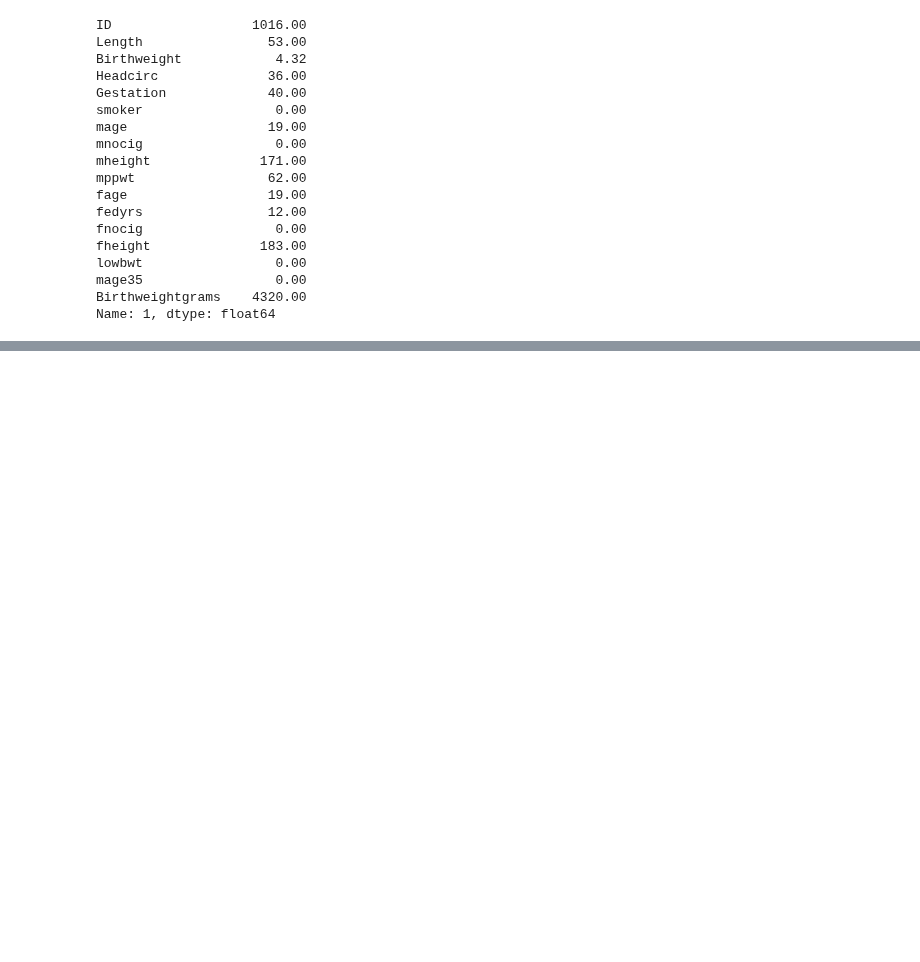
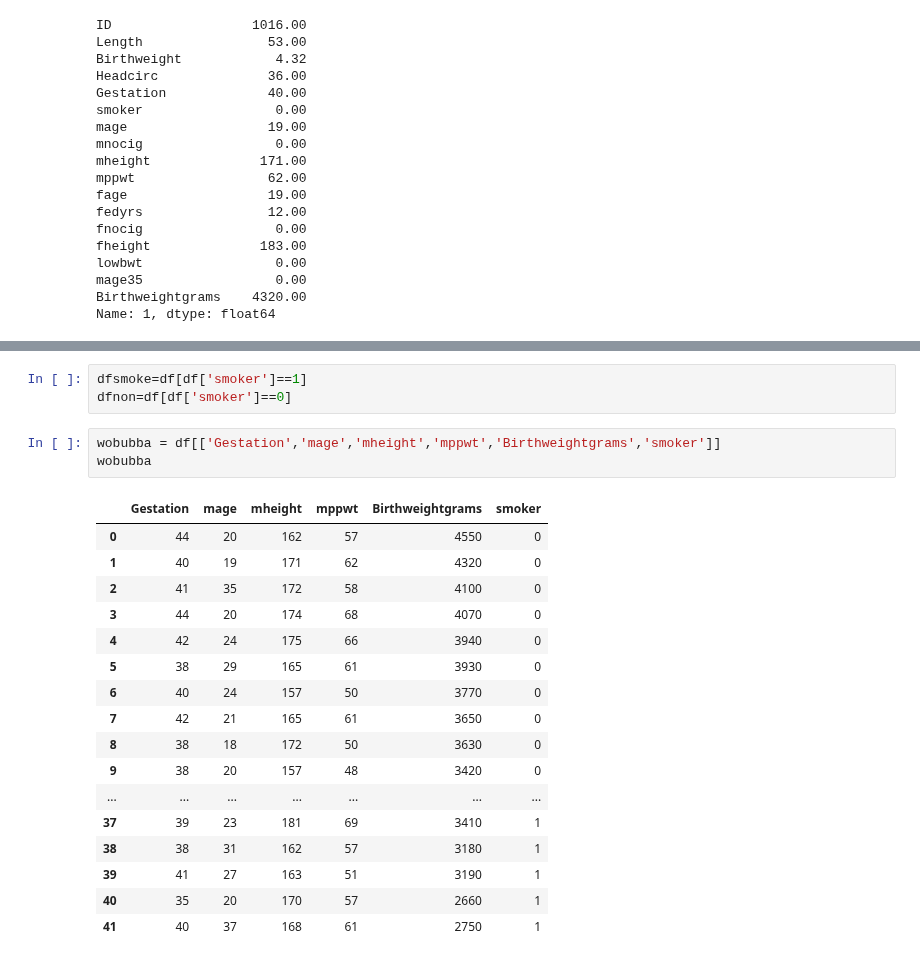
Before and after one commit to Jonathangmit/Machine-learning-and-statistics, a Jupyter notebook: Sheffield stats birth.ipynb, the cells around one changed output, grey strips where cells are left out. Saved outputs shown, nothing was run; the diff lists cells and outputs as text; blank space fills up the shorter version.

```diff
--- a/Sheffield stats birth.ipynb
+++ b/Sheffield stats birth.ipynb
@@ -190,0 +224,24 @@ array([4100])
+# %%
+dfsmoke=df[df['smoker']==1]
+dfnon=df[df['smoker']==0]
+# %%
+wobubba = df[['Gestation','mage','mheight','mppwt','Birthweightgrams','smoker']]
+wobubba
+# %% [output]
+|  | Gestation | mage | mheight | mppwt | Birthweightgrams | smoker |
+| 0 | 44 | 20 | 162 | 57 | 4550 | 0 |
+| 1 | 40 | 19 | 171 | 62 | 4320 | 0 |
+| 2 | 41 | 35 | 172 | 58 | 4100 | 0 |
+| 3 | 44 | 20 | 174 | 68 | 4070 | 0 |
+| 4 | 42 | 24 | 175 | 66 | 3940 | 0 |
+| 5 | 38 | 29 | 165 | 61 | 3930 | 0 |
+| 6 | 40 | 24 | 157 | 50 | 3770 | 0 |
+| 7 | 42 | 21 | 165 | 61 | 3650 | 0 |
+| 8 | 38 | 18 | 172 | 50 | 3630 | 0 |
+| 9 | 38 | 20 | 157 | 48 | 3420 | 0 |
+| ... | ... | ... | ... | ... | ... | ... |
+| 37 | 39 | 23 | 181 | 69 | 3410 | 1 |
+| 38 | 38 | 31 | 162 | 57 | 3180 | 1 |
+| 39 | 41 | 27 | 163 | 51 | 3190 | 1 |
+| 40 | 35 | 20 | 170 | 57 | 2660 | 1 |
+| 41 | 40 | 37 | 168 | 61 | 2750 | 1 |
```
Also changed, not shown: parts of 17 cells of this notebook.
